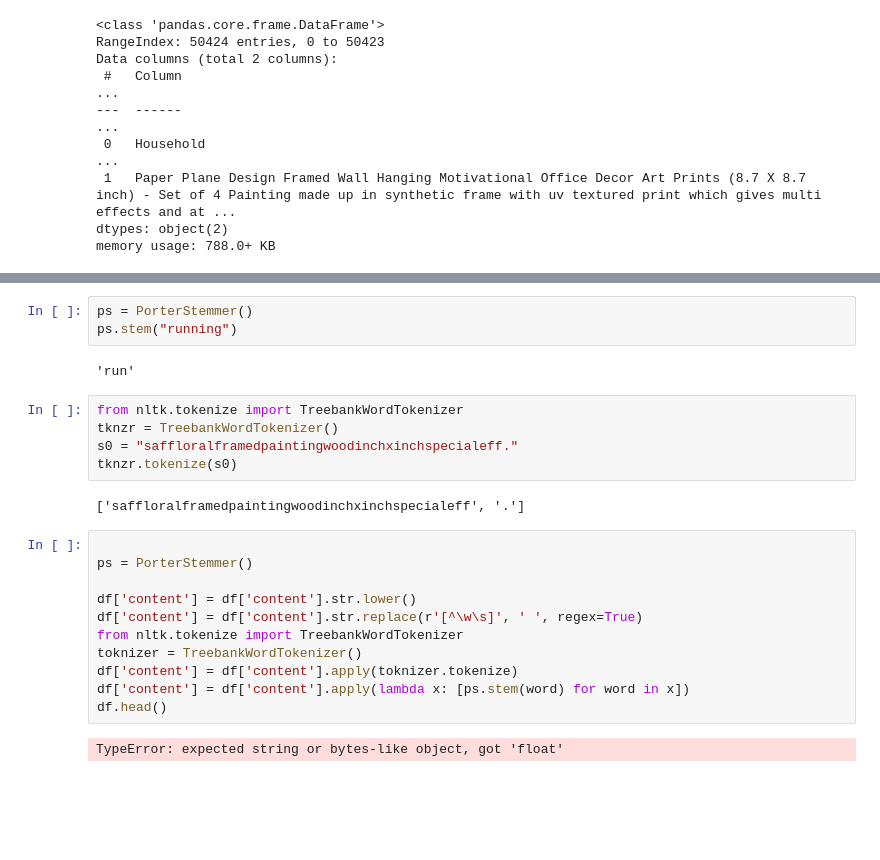
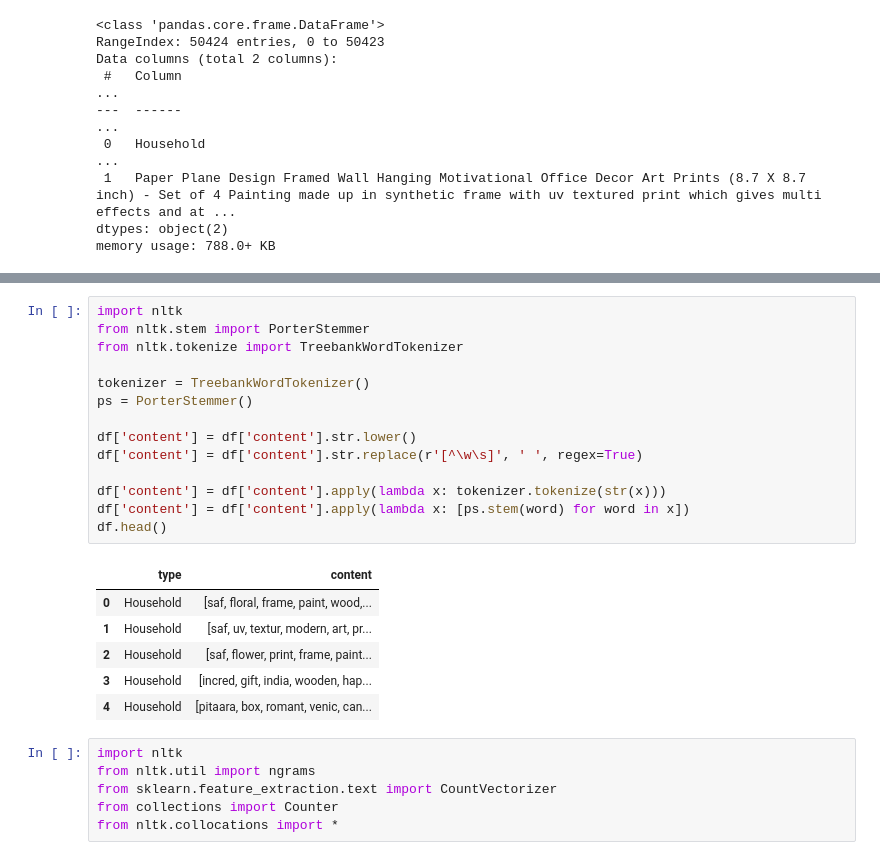
Before and after one commit to AmgadEbaid/nlp, a Jupyter notebook: classifer.ipynb, the cells around one changed output, grey strips where cells are left out. Saved outputs shown, nothing was run; the diff lists cells and outputs as text; blank space fills up the shorter version.

```diff
--- a/classifer.ipynb
+++ b/classifer.ipynb
@@ -56,25 +52,27 @@ print(nltk.data)
-# %%
-ps = PorterStemmer()
-ps.stem("running")
-# %% [output]
-'run'
-# %%
-from nltk.tokenize import TreebankWordTokenizer
-tknzr = TreebankWordTokenizer()
-s0 = "saffloralframedpaintingwoodinchxinchspecialeff."
-tknzr.tokenize(s0)
-# %% [output]
-['saffloralframedpaintingwoodinchxinchspecialeff', '.']
 # %%
+import nltk
+from nltk.stem import PorterStemmer
+from nltk.tokenize import TreebankWordTokenizer
 
+tokenizer = TreebankWordTokenizer()
 ps = PorterStemmer()
 
 df['content'] = df['content'].str.lower()
 df['content'] = df['content'].str.replace(r'[^\w\s]', ' ', regex=True)
-from nltk.tokenize import TreebankWordTokenizer
-toknizer = TreebankWordTokenizer()
-df['content'] = df['content'].apply(toknizer.tokenize)
+
+df['content'] = df['content'].apply(lambda x: tokenizer.tokenize(str(x)))
 df['content'] = df['content'].apply(lambda x: [ps.stem(word) for word in x])
 df.head()
 # %% [output]
-TypeError: expected string or bytes-like object, got 'float'
+|  | type | content |
+| 0 | Household | [saf, floral, frame, paint, wood,... |
+| 1 | Household | [saf, uv, textur, modern, art, pr... |
+| 2 | Household | [saf, flower, print, frame, paint... |
+| 3 | Household | [incred, gift, india, wooden, hap... |
+| 4 | Household | [pitaara, box, romant, venic, can... |
+# %%
+import nltk
+from nltk.util import ngrams
+from sklearn.feature_extraction.text import CountVectorizer
+from collections import Counter
+from nltk.collocations import *
```
Also changed, not shown: parts of 23 cells of this notebook, 1 other file.
